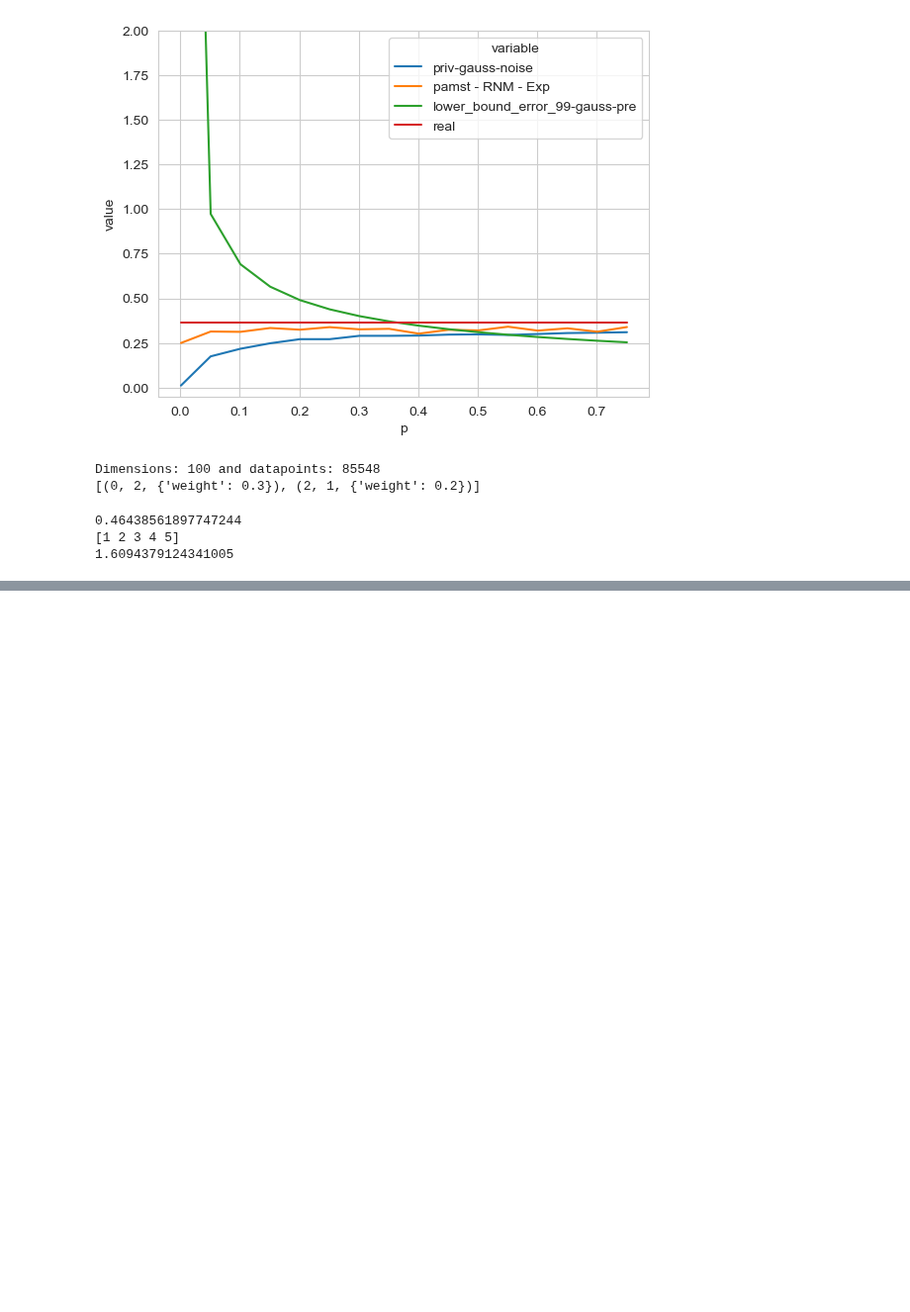
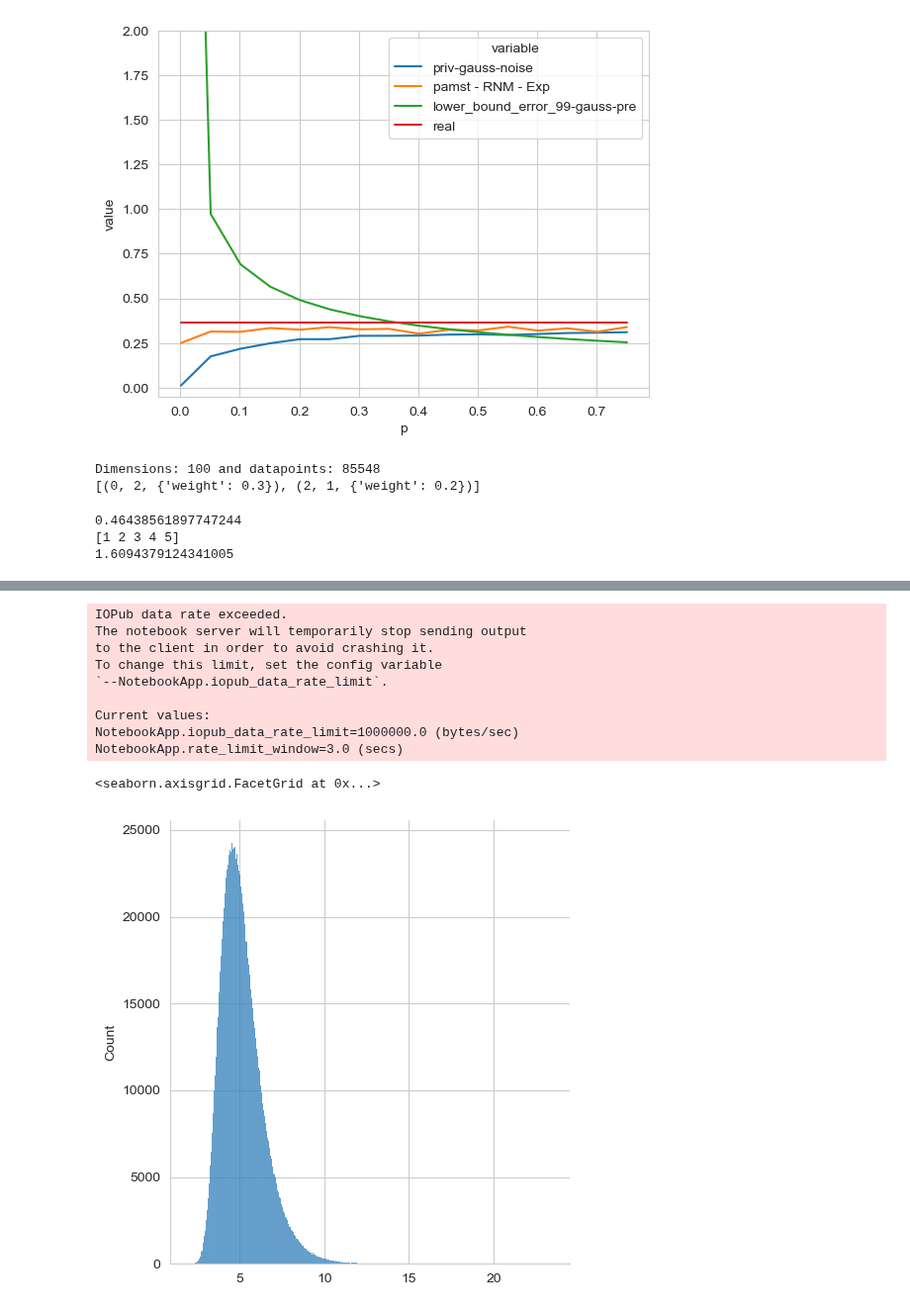
Before and after one commit to lukas681/private-mst, a Jupyter notebook: private_mst.ipynb, the cells around one changed output, grey strips where cells are left out. Shown at 99% size. Drawn from its saved outputs; the diff is of its cells as text; code cells hidden in the pictures; blank space fills up the shorter version.

```diff
--- a/private_mst.ipynb
+++ b/private_mst.ipynb
@@ -510,0 +637,23 @@ print(mi)
+# %%
+maxesFast = []
+DIMSFast = 100
+lba = 1
+
+for i in range(3000000):
+    U = np.random.uniform()
+    maxesFast += [-np.log(1-U**(1/DIMSFast))/lba]
+
+print(maxesFast)
+sb.displot(data=maxesFast)
+# %% [output]
+IOPub data rate exceeded.
+The notebook server will temporarily stop sending output
+to the client in order to avoid crashing it.
+To change this limit, set the config variable
+`--NotebookApp.iopub_data_rate_limit`.
+
+Current values:
+NotebookApp.iopub_data_rate_limit=1000000.0 (bytes/sec)
+NotebookApp.rate_limit_window=3.0 (secs)
+<seaborn.axisgrid.FacetGrid at 0x...>
+[figure, added]
```
Also changed, not shown: parts of 7 cells of this notebook.
